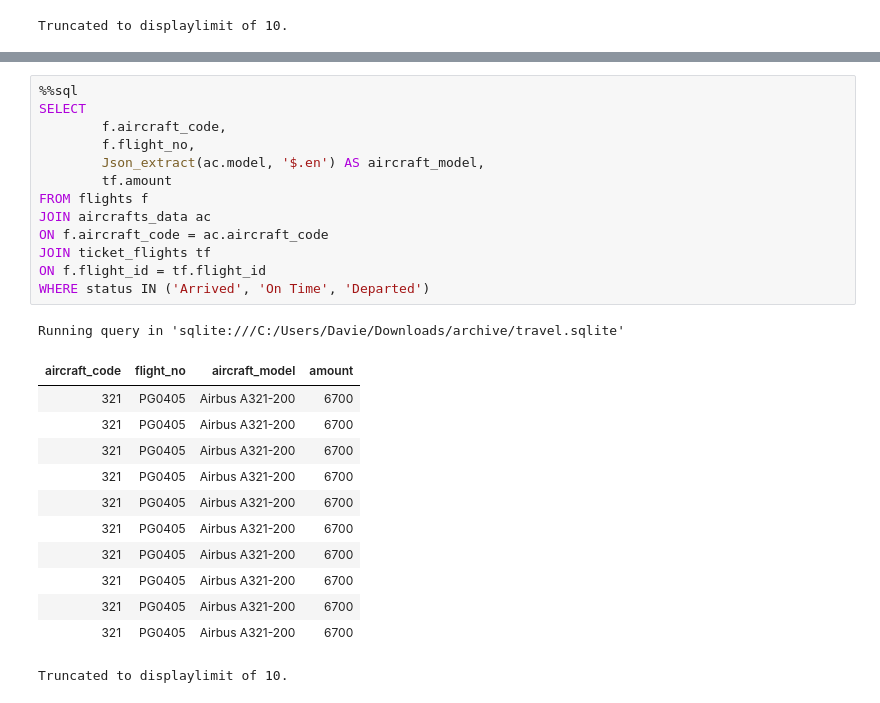
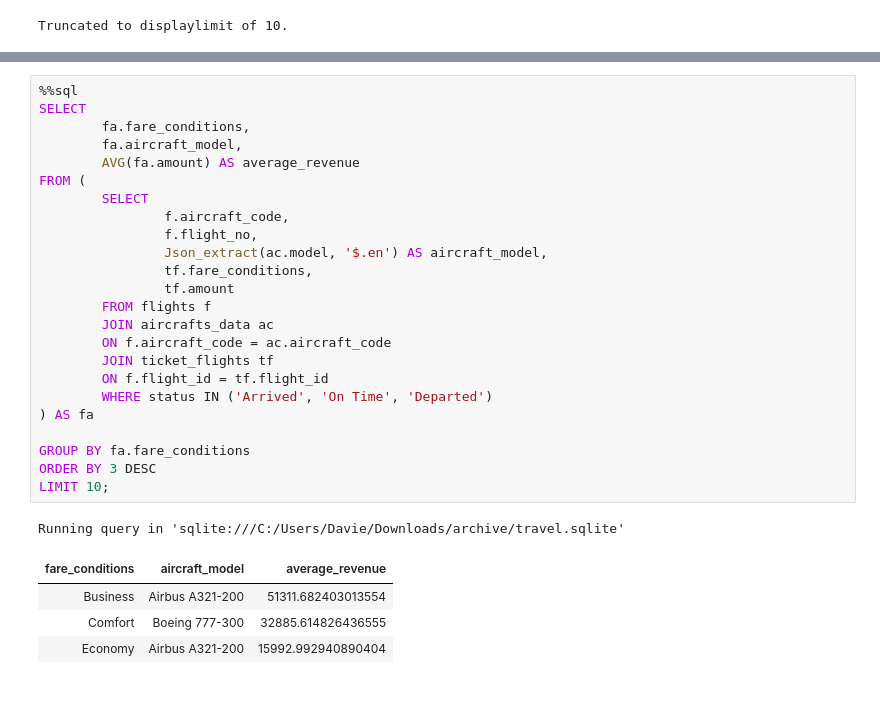
Before and after one commit to Daviedavie100/SQL_Projects, a Jupyter notebook: data.ipynb, the cells around one changed output, grey strips where cells are left out. Saved outputs shown, nothing was run; the diff lists cells and outputs as text.

```diff
--- a/data.ipynb
+++ b/data.ipynb
@@ -1258,27 +1208,30 @@ Truncated to displaylimit of 10.
 # %%
 %%sql
 SELECT
-        f.aircraft_code,
-        f.flight_no,
-        Json_extract(ac.model, '$.en') AS aircraft_model,
-        tf.amount
-FROM flights f
-JOIN aircrafts_data ac
-ON f.aircraft_code = ac.aircraft_code
-JOIN ticket_flights tf
-ON f.flight_id = tf.flight_id
-WHERE status IN ('Arrived', 'On Time', 'Departed')
+        fa.fare_conditions,
+        fa.aircraft_model,
+        AVG(fa.amount) AS average_revenue
+FROM (
+        SELECT
+                f.aircraft_code,
+                f.flight_no,
+                Json_extract(ac.model, '$.en') AS aircraft_model,
+                tf.fare_conditions,
+                tf.amount
+        FROM flights f
+        JOIN aircrafts_data ac
+        ON f.aircraft_code = ac.aircraft_code
+        JOIN ticket_flights tf
+        ON f.flight_id = tf.flight_id
+        WHERE status IN ('Arrived', 'On Time', 'Departed')
+) AS fa
+
+GROUP BY fa.fare_conditions
+ORDER BY 3 DESC
+LIMIT 10;
 # %% [output]
 Running query in 'sqlite:///C:/Users/Davie/Downloads/archive/travel.sqlite'
-| aircraft_code | flight_no | aircraft_model | amount |
-| 321 | PG0405 | Airbus A321-200 | 6700 |
-| 321 | PG0405 | Airbus A321-200 | 6700 |
-| 321 | PG0405 | Airbus A321-200 | 6700 |
-| 321 | PG0405 | Airbus A321-200 | 6700 |
-| 321 | PG0405 | Airbus A321-200 | 6700 |
-| 321 | PG0405 | Airbus A321-200 | 6700 |
-| 321 | PG0405 | Airbus A321-200 | 6700 |
-| 321 | PG0405 | Airbus A321-200 | 6700 |
-| 321 | PG0405 | Airbus A321-200 | 6700 |
-| 321 | PG0405 | Airbus A321-200 | 6700 |
+| fare_conditions | aircraft_model | average_revenue |
+| Business | Airbus A321-200 | 51311.682403013554 |
+| Comfort | Boeing 777-300 | 32885.614826436555 |
+| Economy | Airbus A321-200 | 15992.992940890404 |
-Truncated to displaylimit of 10.
```
Also changed, not shown: parts of 10 cells of this notebook.
